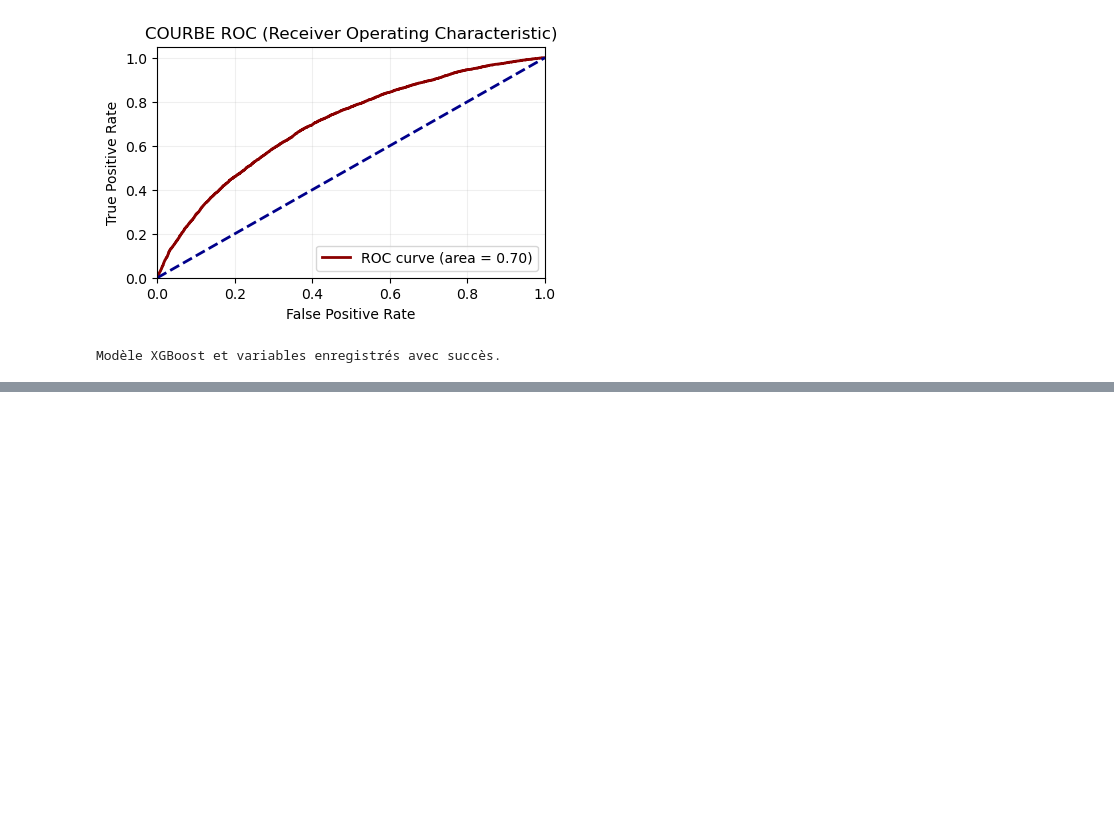
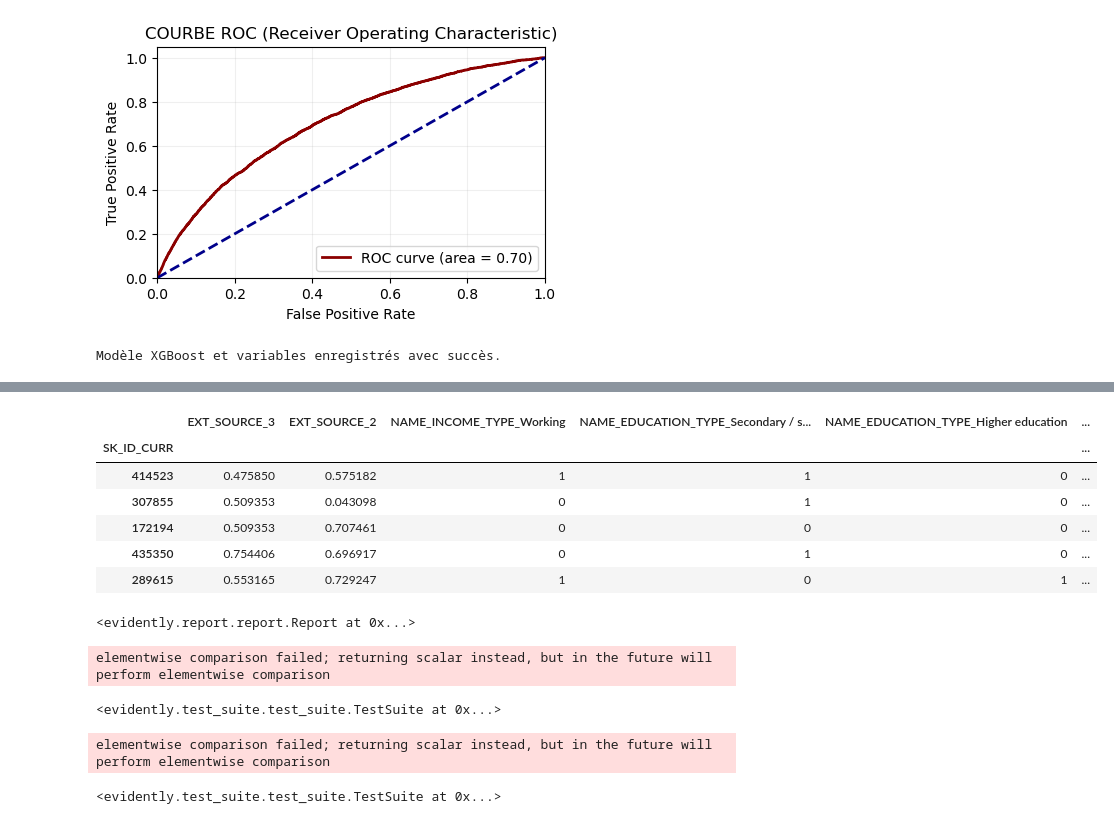
Before and after one commit to Muricael/Projet7_git, a Jupyter notebook: xgb.ipynb, the cells around one changed output, grey strips where cells are left out. Saved outputs shown, nothing was run; the diff lists cells and outputs as text; code cells hidden in the pictures; blank space fills up the shorter version.

```diff
--- a/xgb.ipynb
+++ b/xgb.ipynb
@@ -303,0 +547,10 @@ Modèle XGBoost et variables enregistrés avec succès.
+# %%
+test_df.head()
+# %% [output]
+|  | EXT_SOURCE_3 | EXT_SOURCE_2 | NAME_INCOME_TYPE_Working | NAME_EDUCATION_TYPE_Secondary / s... | NAME_EDUCATION_TYPE_Higher education | ... |
+| SK_ID_CURR |  |  |  |  |  | ... |
+| 414523 | 0.475850 | 0.575182 | 1 | 1 | 0 | ... |
+| 307855 | 0.509353 | 0.043098 | 0 | 1 | 0 | ... |
+| 172194 | 0.509353 | 0.707461 | 0 | 0 | 0 | ... |
+| 435350 | 0.754406 | 0.696917 | 0 | 1 | 0 | ... |
+| 289615 | 0.553165 | 0.729247 | 1 | 0 | 1 | ... |
@@ -303,0 +563,49 @@ Modèle XGBoost et variables enregistrés avec succès.
+# %%
+from evidently import ColumnMapping
+from evidently.report import Report
+from evidently.metric_preset import DataDriftPreset
+
+# Configuration des colonnes
+column_mapping = ColumnMapping(
+    target='TARGET',
+    numerical_features=list(train_df.columns)  # assurant que toutes vos colonnes sont numériques ici
+)
+
+# Création et exécution du rapport
+drift_report = Report(metrics=[DataDriftPreset()])
+drift_report.run(reference_data=train_df, current_data=test_df)
+drift_report
+# %% [output]
+<evidently.report.report.Report at 0x...>
+# %%
+from evidently.test_suite import TestSuite
+from evidently.tests import *
+
+# Configuration et exécution de la suite de tests
+data_stability_tests = TestSuite(tests=[
+    TestNumberOfColumnsWithMissingValues(),
+    TestNumberOfRowsWithMissingValues(),
+    TestNumberOfConstantColumns(),
+    TestNumberOfDuplicatedRows(),
+    TestNumberOfDuplicatedColumns(),
+    TestColumnsType(),
+    TestNumberOfDriftedColumns(),
+])
+
+data_stability_tests.run(reference_data=train_df, current_data=test_df)
+data_stability_tests
+# %% [output]
+elementwise comparison failed; returning scalar instead, but in the future will perform elementwise comparison
+<evidently.test_suite.test_suite.TestSuite at 0x...>
+# %%
+specific_column_tests = TestSuite(tests=[
+    TestColumnDrift('TARGET'),
+    # TestMeanInNSigmas('AveRooms'),  # Supprimé car 'AveRooms' n'est pas dans votre dataframe
+    NoTargetPerformanceTestPreset(columns=['TARGET'])  # 'AveRooms' a été retiré
+])
+
+specific_column_tests.run(reference_data=train_df, current_data=test_df)
+specific_column_tests
+# %% [output]
+elementwise comparison failed; returning scalar instead, but in the future will perform elementwise comparison
+<evidently.test_suite.test_suite.TestSuite at 0x...>
```
Also changed, not shown: parts of 27 cells of this notebook, 6 other files.
